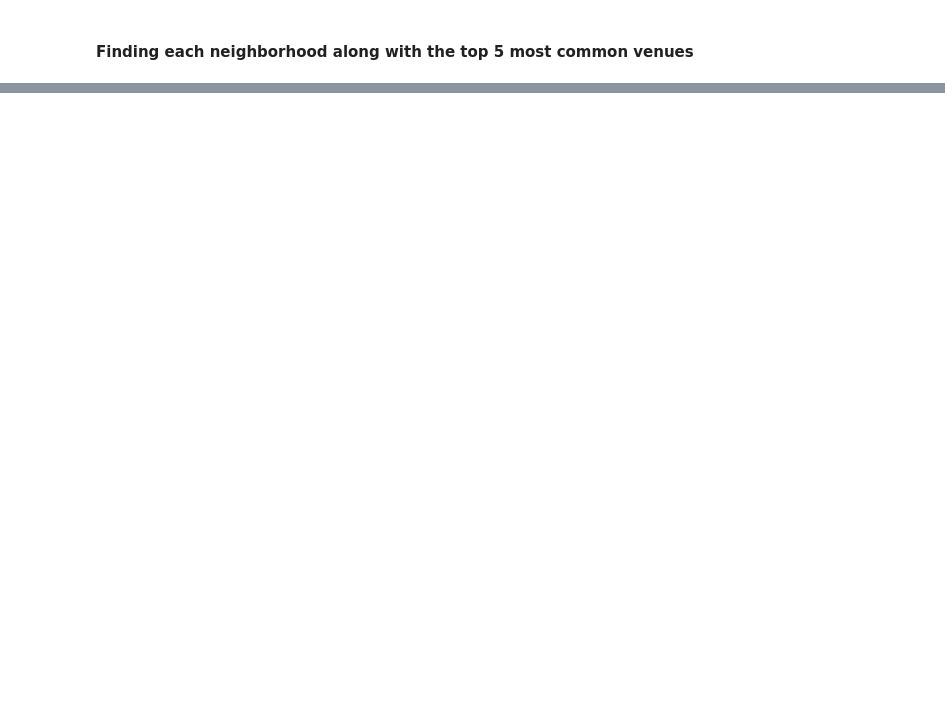
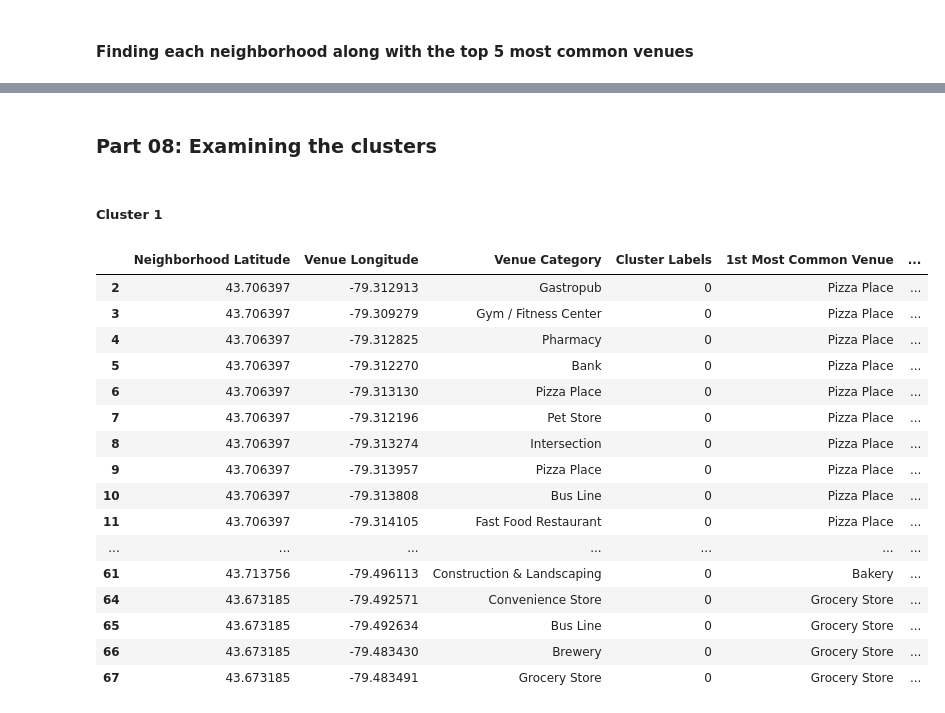
Before and after one commit to saidul-islam98/Battle-of-The-Neighborhoods, a Jupyter notebook: Battle of Neighborhoods part 3.ipynb, the cells around one changed output, grey strips where cells are left out. Cells and saved outputs as stored; diff of their text form; code cells hidden in the pictures; blank space fills up the shorter version.

```diff
--- a/Battle of Neighborhoods part 3.ipynb
+++ b/Battle of Neighborhoods part 3.ipynb
@@ -666,0 +690,21 @@ for hood in neigh_no_coffeeShops_grouped['Neighborhood']:
+# %%
+num_top_venues = 10
+
+indicators = ['st', 'nd', 'rd']
+
+# creating columns according to number of top venues
+columns = ['Neighborhood']
+for ind in np.arange(num_top_venues):
+    try:
+        columns.append('{}{} Most Common Venue'.format(ind+1, indicators[ind]))
+    except:
+        columns.append('{}th Most Common Venue'.format(ind+1))
+
+# creating a new dataframe
+neighborhoods_venues_sorted = pd.DataFrame(columns=columns)
+neighborhoods_venues_sorted['Neighborhood'] = neigh_no_coffeeShops_grouped['Neighborhood']
+
+for ind in np.arange(neigh_no_coffeeShops_grouped.shape[0]):
+    neighborhoods_venues_sorted.iloc[ind, 1:] = return_most_common_venues(neigh_no_coffeeShops_grouped.iloc[ind, :], num_top_venues)
+
+neighborhoods_venues_sorted.head()
@@ -666,0 +722,11 @@ for hood in neigh_no_coffeeShops_grouped['Neighborhood']:
+# %%
+# setting number of clusters
+kclusters = 5
+
+neigh_no_coffeeShops_grouped_clustering = neigh_no_coffeeShops_grouped.drop('Neighborhood', 1)
+
+# running k-means clustering
+kmeans = KMeans(n_clusters=kclusters, random_state=0).fit(neigh_no_coffeeShops_grouped_clustering)
+
+# checking cluster labels generated for each row in the dataframe
+kmeans.labels_[0:10]
@@ -666,0 +735,10 @@ for hood in neigh_no_coffeeShops_grouped['Neighborhood']:
+# %%
+# adding clustering labels
+neighborhoods_venues_sorted.insert(0, 'Cluster Labels', kmeans.labels_)
+
+neigh_no_coffeeShops_merged = neigh_no_coffeeShops
+
+# merging neigh_no_coffeeShops_grouped with neigh_no_coffeeShops to add latitude/longitude for each neighborhood
+neigh_no_coffeeShops_merged = neigh_no_coffeeShops_merged.join(neighborhoods_venues_sorted.set_index('Neighborhood'), on='Neighborhood')
+
+neigh_no_coffeeShops_merged.head()
@@ -666,0 +780,24 @@ for hood in neigh_no_coffeeShops_grouped['Neighborhood']:
+# %% [markdown]
+### Part 08: Examining the clusters
+# %% [markdown]
+##### Cluster 1
+# %%
+neigh_no_coffeeShops_merged.loc[neigh_no_coffeeShops_merged['Cluster Labels'] == 0, neigh_no_coffeeShops_merged.columns[[1] + list(range(5, neigh_no_coffeeShops_merged.shape[1]))]]
+# %% [output]
+|  | Neighborhood Latitude | Venue Longitude | Venue Category | Cluster Labels | 1st Most Common Venue | ... |
+| 2 | 43.706397 | -79.312913 | Gastropub | 0 | Pizza Place | ... |
+| 3 | 43.706397 | -79.309279 | Gym / Fitness Center | 0 | Pizza Place | ... |
+| 4 | 43.706397 | -79.312825 | Pharmacy | 0 | Pizza Place | ... |
+| 5 | 43.706397 | -79.312270 | Bank | 0 | Pizza Place | ... |
+| 6 | 43.706397 | -79.313130 | Pizza Place | 0 | Pizza Place | ... |
+| 7 | 43.706397 | -79.312196 | Pet Store | 0 | Pizza Place | ... |
+| 8 | 43.706397 | -79.313274 | Intersection | 0 | Pizza Place | ... |
+| 9 | 43.706397 | -79.313957 | Pizza Place | 0 | Pizza Place | ... |
+| 10 | 43.706397 | -79.313808 | Bus Line | 0 | Pizza Place | ... |
+| 11 | 43.706397 | -79.314105 | Fast Food Restaurant | 0 | Pizza Place | ... |
+| ... | ... | ... | ... | ... | ... | ... |
+| 61 | 43.713756 | -79.496113 | Construction & Landscaping | 0 | Bakery | ... |
+| 64 | 43.673185 | -79.492571 | Convenience Store | 0 | Grocery Store | ... |
+| 65 | 43.673185 | -79.492634 | Bus Line | 0 | Grocery Store | ... |
+| 66 | 43.673185 | -79.483430 | Brewery | 0 | Grocery Store | ... |
+| 67 | 43.673185 | -79.483491 | Grocery Store | 0 | Grocery Store | ... |
```
Also changed, not shown: parts of 53 cells of this notebook.
